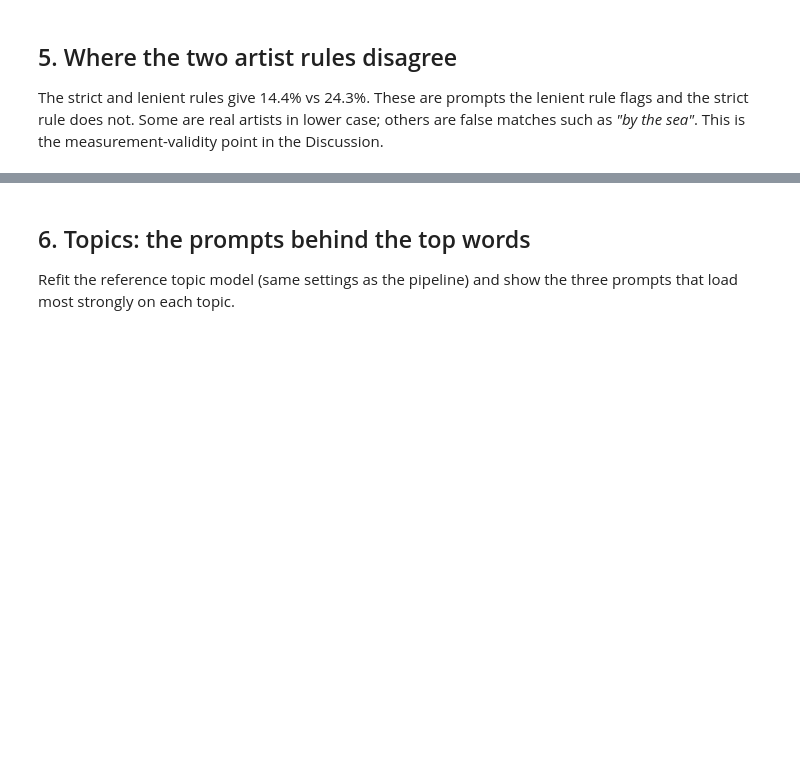
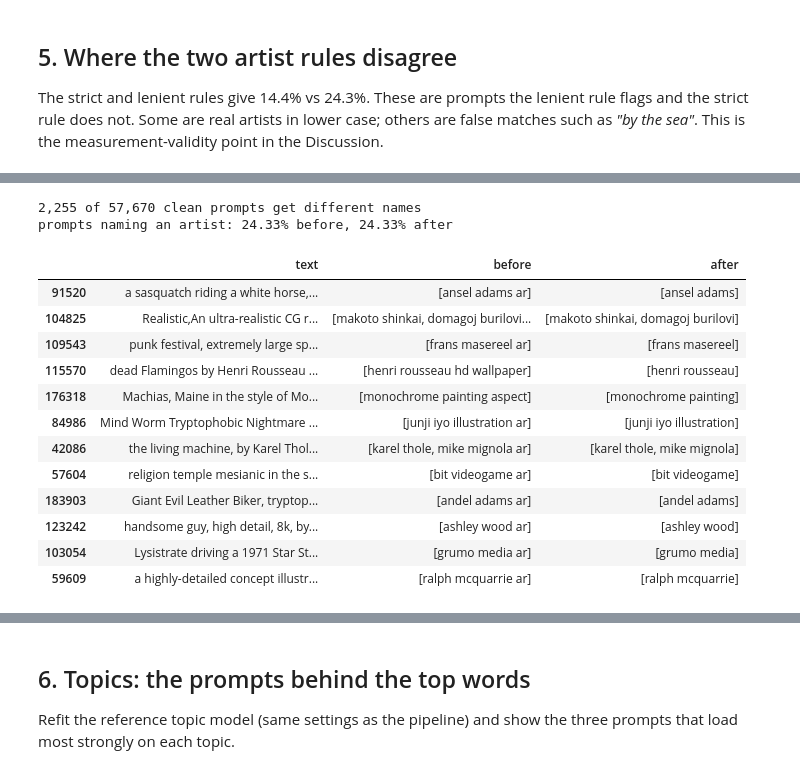
Before and after one commit to chris-elta/midjourney-data-analysis, a Jupyter notebook: analysis/explore.ipynb, the cells around one changed output, grey strips where cells are left out. Cells and saved outputs as stored; diff of their text form; code cells hidden in the pictures; blank space fills up the shorter version.

```diff
--- a/analysis/explore.ipynb
+++ b/analysis/explore.ipynb
@@ -198,0 +208,34 @@ strict only: 18   lenient only: 5,750   both: 8,284
+# %%
+def artists_before(text):
+    """The lenient rule as it was: applied to the raw text."""
+    names = []
+    for chunk in prompt_utils.ARTIST_CUE_RE.findall(text):
+        for part in prompt_utils.SPLIT_NAMES_RE.split(chunk):
+            words = [w for w in prompt_utils.WORD_RE.findall(part.lower()) if len(w) > 1][:4]
+            if words:
+                names.append(" ".join(words))
+    names = [n.strip(" .'-") for n in names]
+    return [n for n in names if len(n) >= 3 and n.split()[0] not in prompt_utils.NOT_A_NAME]
+
+before = c["text"].map(artists_before)
+after = c["artists_lenient"]
+changed = before != after
+print(f"{changed.sum():,} of {len(c):,} clean prompts get different names")
+print(f"prompts naming an artist: {100 * before.map(bool).mean():.2f}% before, {100 * after.map(bool).mean():.2f}% after")
+pd.DataFrame({"text": c["text"], "before": before, "after": after})[changed].sample(12, random_state=SEED)
+# %% [output]
+2,255 of 57,670 clean prompts get different names
+prompts naming an artist: 24.33% before, 24.33% after
+|  | text | before | after |
+| 91520 | a sasquatch riding a white horse,... | [ansel adams ar] | [ansel adams] |
+| 104825 | Realistic,An ultra-realistic CG r... | [makoto shinkai, domagoj burilovi... | [makoto shinkai, domagoj burilovi] |
+| 109543 | punk festival, extremely large sp... | [frans masereel ar] | [frans masereel] |
+| 115570 | dead Flamingos by Henri Rousseau ... | [henri rousseau hd wallpaper] | [henri rousseau] |
+| 176318 | Machias, Maine in the style of Mo... | [monochrome painting aspect] | [monochrome painting] |
+| 84986 | Mind Worm Tryptophobic Nightmare ... | [junji iyo illustration ar] | [junji iyo illustration] |
+| 42086 | the living machine, by Karel Thol... | [karel thole, mike mignola ar] | [karel thole, mike mignola] |
+| 57604 | religion temple mesianic in the s... | [bit videogame ar] | [bit videogame] |
+| 183903 | Giant Evil Leather Biker, tryptop... | [andel adams ar] | [andel adams] |
+| 123242 | handsome guy, high detail, 8k, by... | [ashley wood ar] | [ashley wood] |
+| 103054 | Lysistrate driving a 1971 Star St... | [grumo media ar] | [grumo media] |
+| 59609 | a highly-detailed concept illustr... | [ralph mcquarrie ar] | [ralph mcquarrie] |
```
Also changed, not shown: parts of 4 cells of this notebook, 5 other files.
